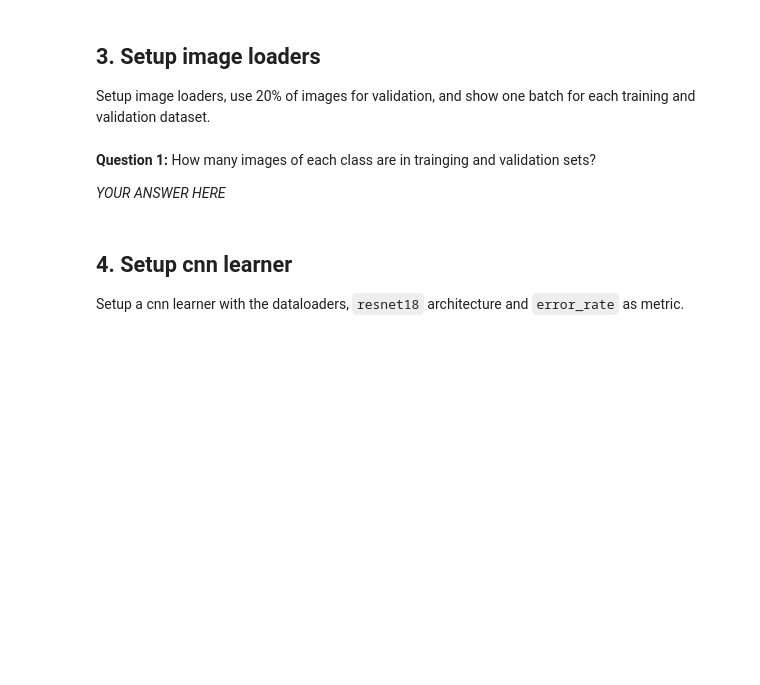
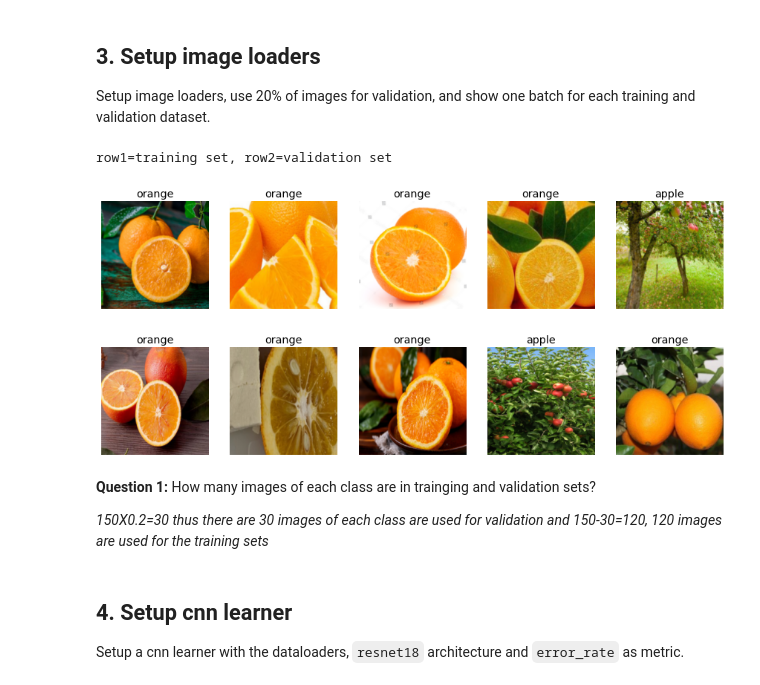
Before and after one commit to David-Svoboda/python_test, a Jupyter notebook: lab1-binary-classifier.ipynb, the cells around one changed output. Saved outputs shown, nothing was run; the diff lists cells and outputs as text; code cells hidden in the pictures; blank space fills up the shorter version.

```diff
--- a/lab1-binary-classifier.ipynb
+++ b/lab1-binary-classifier.ipynb
@@ -15,13 +71,47 @@ Similar to the lecture notebook, try out your query and plot a few of the result
 ### 2.2 Get images for the two classes
 Download 150 images of each class. Save images to Google drive.
 Remove any corrupt images using `verify_images()`.
+# %%
+fruit_types = 'apple','orange'
+path = export_path/'fruit'
+if not path.exists():
+    path.mkdir()
+    for o in fruit_types:
+        dest = (path/o)
+        dest.mkdir(exist_ok=True)
+        results = search_images_bing(key, f'{o} fruit')
+        download_images(dest, urls=results.attrgot('contentUrl'))
+
+
+fns = get_image_files(path)
+fns
+failed = verify_images(fns)
+failed.map(Path.unlink);
 # %% [markdown]
 ## 3. Setup image loaders
 Setup image loaders, use 20% of images for validation, and show one batch for each training and validation dataset.
+# %%
+fruit = DataBlock(
+    blocks=(ImageBlock, CategoryBlock), #image->discrete category
+    get_items=get_image_files, # path->images
+    splitter=RandomSplitter(valid_pct=0.2, seed=42), #how to train-valid split
+    get_y=parent_label, # get the label from the directory name
+    item_tfms=RandomResizedCrop(224, min_scale=0.5), # random crop at each iteration, resize to 224x224
+    batch_tfms=aug_transforms()) #a set of transformations like  rotation, flipping, perspective warping, brightness changes and contrast changes
+
+dls = fruit.dataloaders(path)
+
+dls.train.show_batch(max_n=5, nrows=1)
+dls.valid.show_batch(max_n=5, nrows=1)
+print('row1=training set, row2=validation set')
+# %% [output]
+row1=training set, row2=validation set
+[figure, added]
+[figure, added]
 # %% [markdown]
 **Question 1:** How many images of each class are in trainging and validation sets?
 
-*YOUR ANSWER HERE*
+*150X0.2=30 thus there are 30 images of each class are used for validation and 150-30=120, 120 images are used for the training sets*
 # %% [markdown]
 ## 4. Setup cnn learner
 Setup a cnn learner with the dataloaders, `resnet18` architecture and `error_rate` as metric.
```
Also changed, not shown: parts of 14 cells of this notebook.
